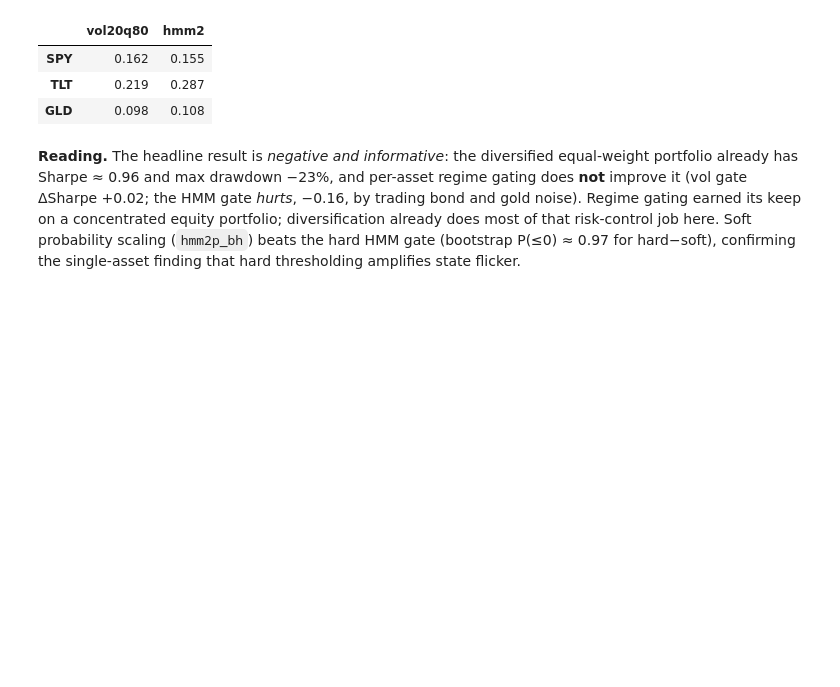
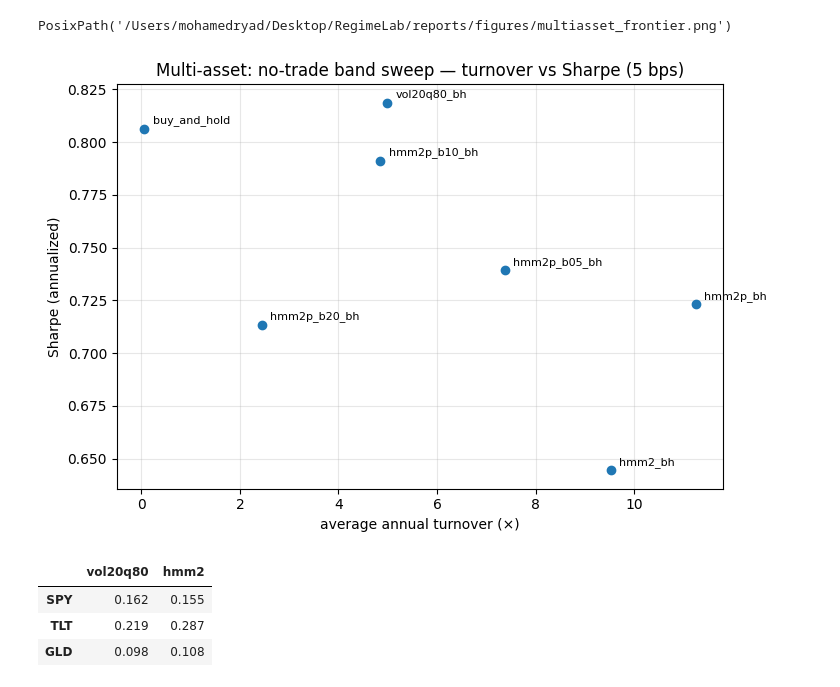
Before and after one commit to mohamedryadi-creator/RegimeLab, a Jupyter notebook: notebooks/04_multi_asset.ipynb, the cells around one changed output. Drawn from its saved outputs; the diff is of its cells as text; code cells hidden in the pictures; blank space fills up the shorter version.

```diff
--- a/notebooks/04_multi_asset.ipynb
+++ b/notebooks/04_multi_asset.ipynb
@@ -46,3 +49,11 @@ PosixPath('/Users/mohamedryad/Desktop/RegimeLab/reports/figures/multiasset_boots
+# %%
+frontier = at5.loc[["buy_and_hold", "vol20q80_bh", "hmm2_bh", "hmm2p_bh",
+                    "hmm2p_b05_bh", "hmm2p_b10_bh", "hmm2p_b20_bh"]]
+fig = plotting.turnover_sharpe_frontier(frontier, title="Multi-asset: no-trade band sweep — turnover vs Sharpe (5 bps)")
+plotting.save_figure(fig, FIG / "multiasset_frontier.png")
+# %% [output]
+PosixPath('/Users/mohamedryad/Desktop/RegimeLab/reports/figures/multiasset_frontier.png')
+[figure, added]
 # %%
 # Per-asset turbulent shares under each regime model.
 shares = {}
@@ -55,5 +66,3 @@ pd.DataFrame(shares).round(3)
 | SPY | 0.162 | 0.155 |
 | TLT | 0.219 | 0.287 |
 | GLD | 0.098 | 0.108 |
-# %% [markdown]
-**Reading.** The headline result is *negative and informative*: the diversified equal-weight portfolio already has Sharpe ≈ 0.96 and max drawdown −23%, and per-asset regime gating does **not** improve it (vol gate ΔSharpe +0.02; the HMM gate *hurts*, −0.16, by trading bond and gold noise). Regime gating earned its keep on a concentrated equity portfolio; diversification already does most of that risk-control job here. Soft probability scaling (`hmm2p_bh`) beats the hard HMM gate (bootstrap P(≤0) ≈ 0.97 for hard−soft), confirming the single-asset finding that hard thresholding amplifies state flicker.
```
Also changed, not shown: parts of 5 cells of this notebook, 30 other files.
